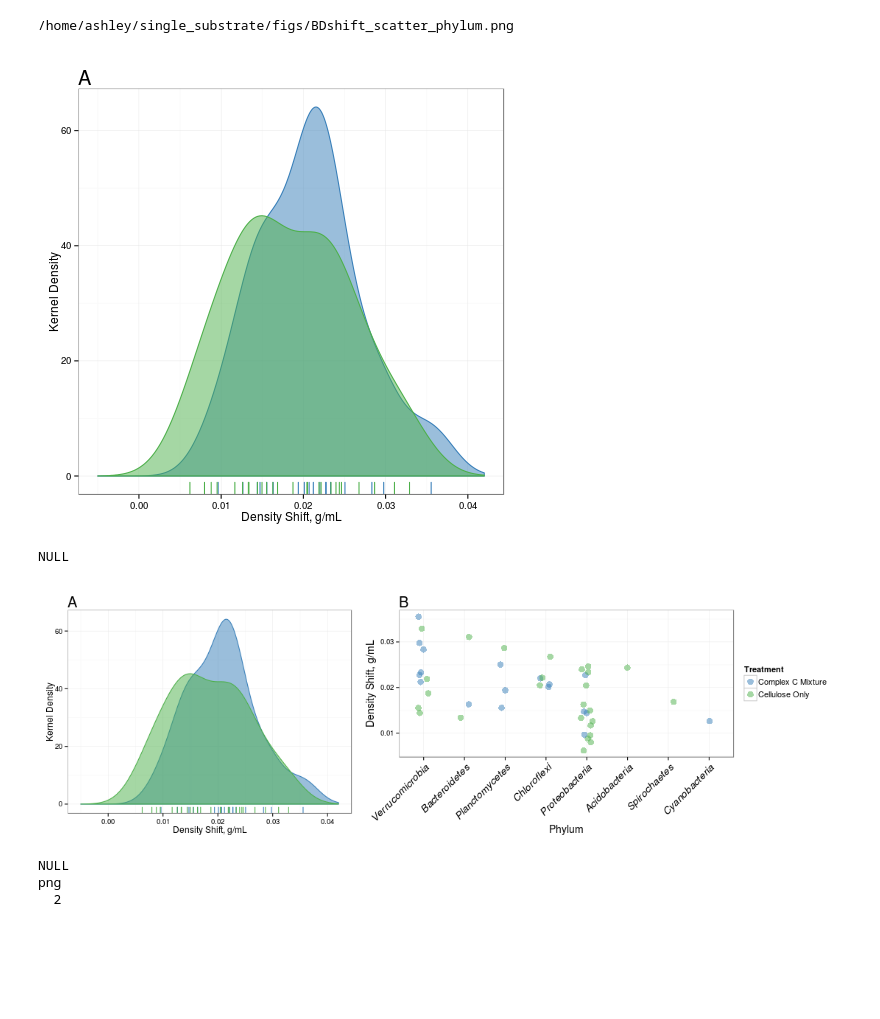
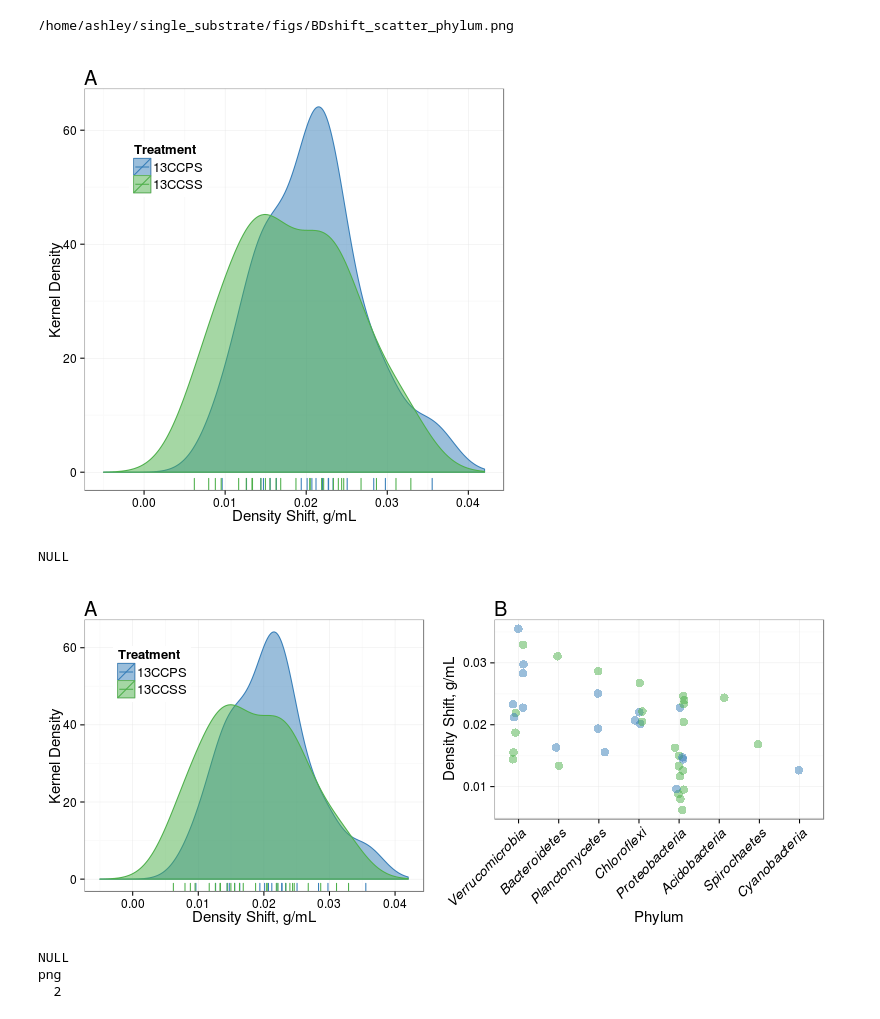
Before and after one commit to acampbellina/single_substrate, a Jupyter notebook: RA_KDE.ipynb, the cells around one changed output. Drawn from its saved outputs; the diff is of its cells as text; code cells hidden in the pictures; blank space fills up the shorter version.

Commit message:
change fig size

```diff
--- a/RA_KDE.ipynb
+++ b/RA_KDE.ipynb
@@ -275,6 +275,12 @@ p = p + labs(y = "Kernel Density", x = "Density Shift, g/mL")
 p = p + xlim(xmin = -0.005, xmax = 0.042)
 
 p = p + theme_bw()
+p = p + theme(axis.title.y = element_text(size=15))
+p = p + theme(axis.title.x = element_text(size=15))
+p = p + theme(axis.text.x = element_text(size=12))
+p = p + theme(axis.text.y = element_text(size=12))
+p = p + theme(legend.title = element_text(size = 13), legend.text = element_text(size = 13))
+p = p + theme(legend.position=c(0.2,0.8))
 
 p.shift1 = p
 
@@ -401,19 +407,26 @@ p3 = p3 + theme(axis.text.x = element_text(size = 14, angle = 45, hjust = 1, fac
 
 p3 = p3 + labs(y = "Density Shift, g/mL", x = "Phylum")
 
-p3 = p3 + theme(axis.title.y = element_text(size = 14, vjust = 1.25))
+p3 = p3 + theme(axis.title.y = element_text(size = 15, vjust = 1.25))
 
-p3 = p3 + theme(axis.title.x = element_text(size = 14))
+p3 = p3 + theme(axis.title.x = element_text(size = 15))
 
 p3 = p3 + scale_color_manual(values=colours,
                             breaks=c("13CCPS", "13CCSS"),
                             labels=c("Complex C Mixture", "Cellulose Only"))
-p3 = p3 + theme(legend.text = element_text(size = 11))
+#p3 = p3 + theme(legend.text = element_text(size = 11))
 
-p3 = p3 + theme(legend.title = element_text(size = 11))
+#p3 = p3 + theme(legend.title = element_text(size = 11))
 
 p3 = p3 + ggtitle("B")
 p3 = p3 + theme(plot.title = element_text(hjust = 0, size = 20))
+p3 = p3 + theme(legend.position = "none")
+#p3 = p3 + theme(axis.title.y = element_text(size=15))
+#p3 = p3 + theme(axis.title.x = element_text(size=15))
+#p3 = p3 + theme(axis.text.x = element_text(size=12))
+p3 = p3 + theme(axis.text.y = element_text(size=12))
+#p3 = p3 + theme(legend.title = element_text(size = 13), legend.text = element_text(size = 13))
+#p3 = p3 + theme(legend.position=c(0.2,0.8))
 
 p3
 # %% [output]
@@ -427,21 +440,20 @@ FileLink("figs/BDshift_scatter_phylum.png")
 /home/ashley/single_substrate/figs/BDshift_scatter_phylum.png
 # %%
 %%R
-p4 = p.shift1 + theme(legend.position = "none")
-p4 = p4 + ggtitle("A")
+p4 = p.shift1 + ggtitle("A")
 p4 = p4 + theme(plot.title = element_text(hjust = 0, size = 20))
 p4
 # %% [output]
-[figure, old version]
+[figure, new version]
 # %%
-%%R -w 1100 -h 350
+%%R -w 800 -h 350
 
-density.shifts = grid.arrange(p4, p3, widths = c(1, 1.5), ncol = 2)
+density.shifts = grid.arrange(p4, p3, widths = c(0.9, 0.9),heights = c(1, 1.5), ncol = 2)
 
 density.shifts
 # %% [output]
 NULL
-[figure, old version]
+[figure, new version]
 # %%
 %%R
 pdf("figs/shift_all_andby_phylum.pdf", w = 10, h = 4)
```
Also changed, not shown: parts of 5 cells of this notebook, 6 other files.
